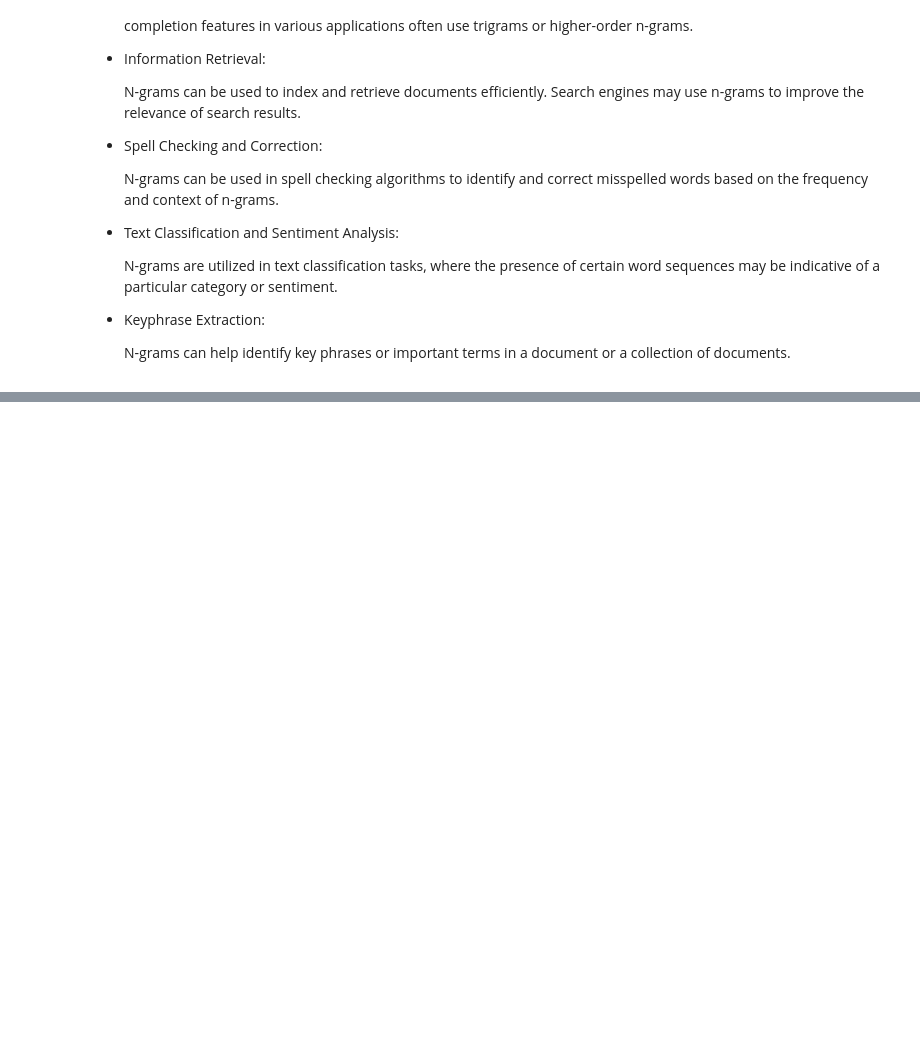
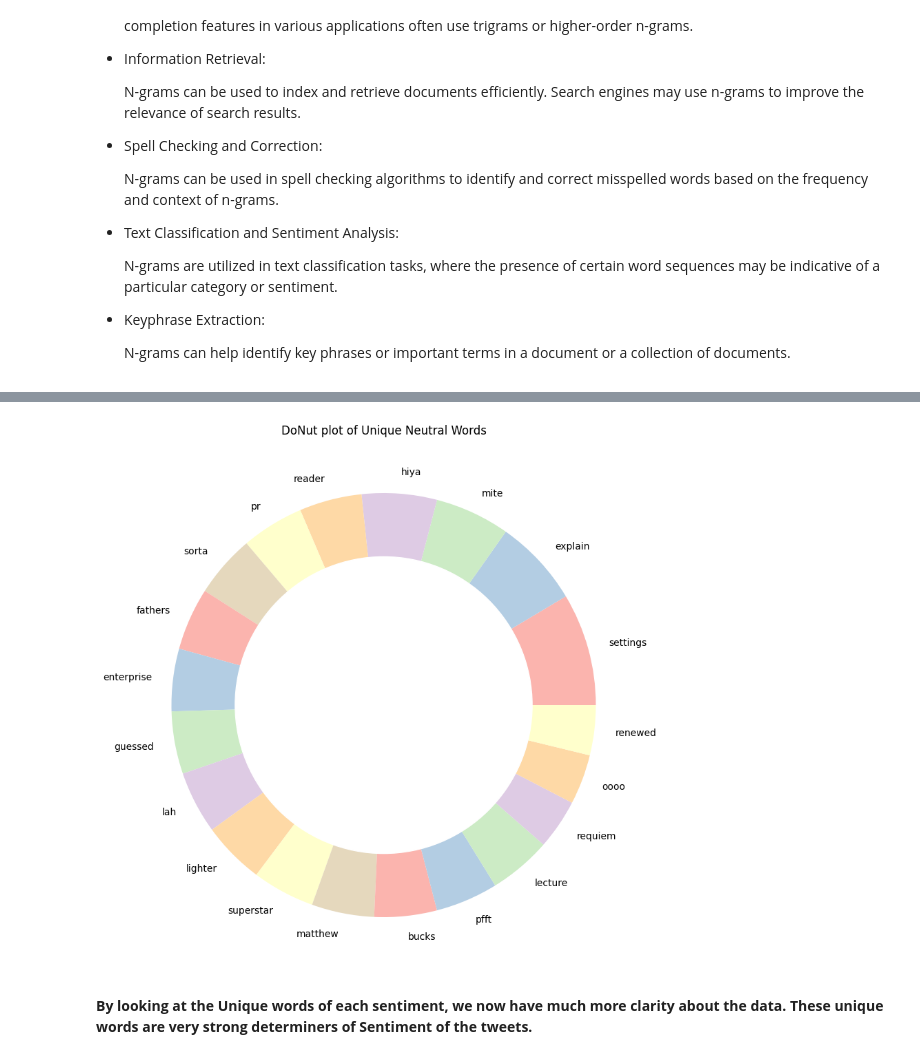
Before and after one commit to abhi1ranjan/NLP-Practice, a Jupyter notebook: Twitter_sentiment_Extaction_Analysis,EDA_and_Model.ipynb, the cells around one changed output, grey strips where cells are left out. Cells and saved outputs as stored; diff of their text form; code cells hidden in the pictures; blank space fills up the shorter version.

```diff
--- a/Twitter_sentiment_Extaction_Analysis,EDA_and_Model.ipynb
+++ b/Twitter_sentiment_Extaction_Analysis,EDA_and_Model.ipynb
@@ -652,0 +784,4 @@ Here are some key applications of N-gram analysis:
+# %%
+UniqueNeutral = UniqueWords('neutral', 20, RawText)
+print("The top 20 unique words in neutral Tweets are:")
+UniqueNeutral.style.background_gradient(cmap = 'Oranges')
@@ -652,0 +812,13 @@ Here are some key applications of N-gram analysis:
+# %%
+from palettable.colorbrewer.qualitative import Pastel1_7
+plt.figure(figsize=(16,10))
+my_circle = plt.Circle((0,0), 0.7, color = 'white')
+plt.pie(UniqueNeutral['Count'], labels = UniqueNeutral.Words, colors = Pastel1_7.hex_colors)
+p = plt.gcf()
+p.gca().add_artist(my_circle)
+plt.title('DoNut plot of Unique Neutral Words')
+plt.show()
+# %% [output]
+[figure, added]
+# %% [markdown]
+**By looking at the Unique words of each sentiment, we now have much more clarity about the data. These unique words are very strong determiners of Sentiment of the tweets.**
```
Also changed, not shown: parts of 16 cells of this notebook.
